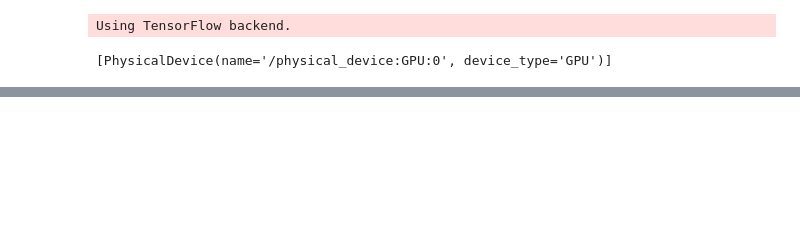
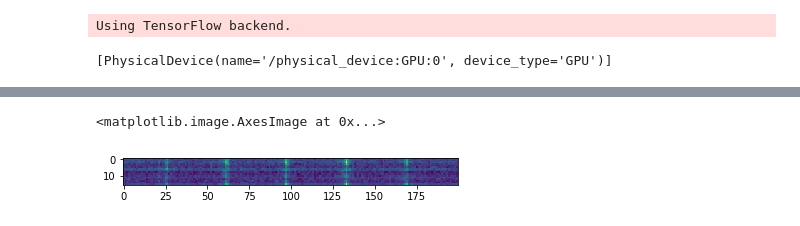
Before and after one commit to FX196/SETI-Energy-Detection, a Jupyter notebook: Autoencoder-GPU.ipynb, the cells around one changed output, grey strips where cells are left out. Saved outputs shown, nothing was run; the diff lists cells and outputs as text; code cells hidden in the pictures; blank space fills up the shorter version.

```diff
--- a/Autoencoder-GPU.ipynb
+++ b/Autoencoder-GPU.ipynb
@@ -203,4 +45,0 @@ interact(foo,ind=widgets.IntSlider(min=0, max=31, step=1, value=5))
-# %%
-sample = data_gen.__getitem__(0)[0]
-for i in range(200):
-    sample = np.append(sample, data_gen.__getitem__(i)[0], axis=0)
@@ -208,0 +46,16 @@ sample.shape
+# %%
+sampgen = ImageDataGenerator(
+    preprocessing_function=np.log)
+# %%
+dir_names = ["GBT_58202_60970_B0329+54_fine", "GBT_58307_26947_J1935+1616_fine", "GBT_58210_37805_HIP103730_fine", "GBT_58452_79191_HIP115687_fine"]
+# %%
+x_samp = np.empty((800*32, 16, 200, 1))
+for shift, directory in enumerate(dir_names):
+    gen = sampgen.flow_from_directory(
+        directory=f"../../data/S-band/{directory}/filtered",
+        target_size=(16, 200),
+        color_mode="grayscale",
+        class_mode="input"
+    )
+    for i in tqdm(range(200)):
+        x_samp[(shift*200+i)*32:(shift*200+i+1)*32] = gen.next()[0]
@@ -208,0 +67,5 @@ sample.shape
+# %%
+plt.imshow(x_samp[16, :, :, 0])
+# %% [output]
+<matplotlib.image.AxesImage at 0x...>
+[figure, added]
```
Also changed, not shown: parts of 64 cells of this notebook, 1 other file.
